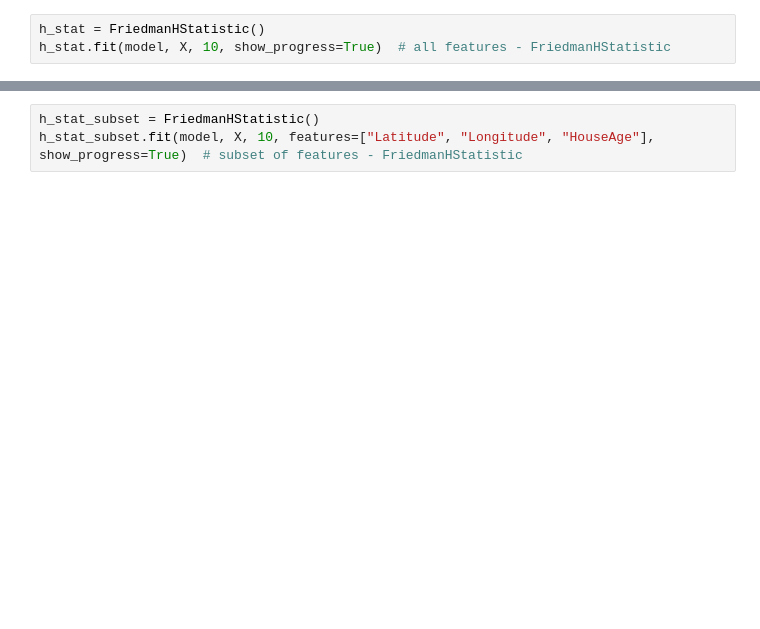
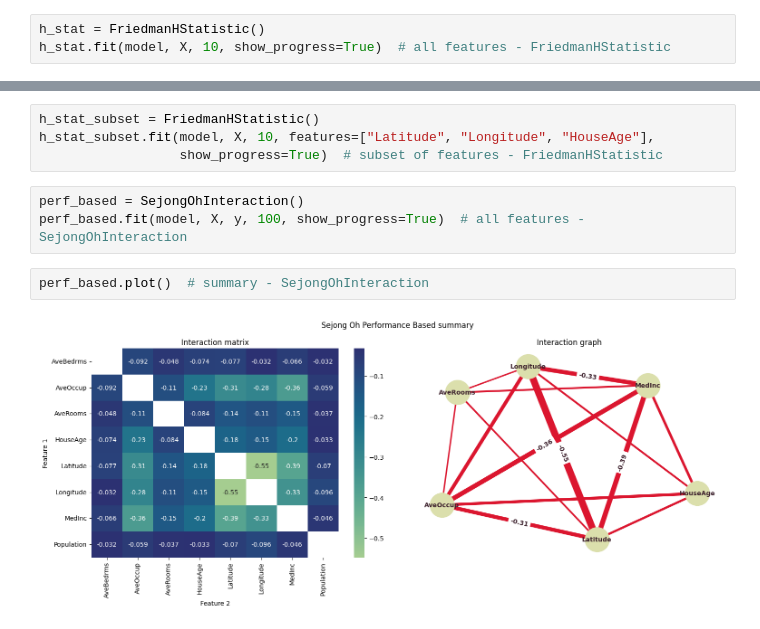
Before and after one commit to pyartemis/artemis, a Jupyter notebook: experiments/h_statistic_experiments.ipynb, the cells around one changed output, grey strips where cells are left out. Saved outputs shown, nothing was run; the diff lists cells and outputs as text; blank space fills up the shorter version.

```diff
--- a/experiments/h_statistic_experiments.ipynb
+++ b/experiments/h_statistic_experiments.ipynb
@@ -50,3 +52,11 @@ h_stat.plot(VisualisationType.HEATMAP)  # heatmap - FriedmanHStatistic
 # %%
 h_stat_subset = FriedmanHStatistic()
-h_stat_subset.fit(model, X, 10, features=["Latitude", "Longitude", "HouseAge"], show_progress=True)  # subset of features - FriedmanHStatistic
+h_stat_subset.fit(model, X, 10, features=["Latitude", "Longitude", "HouseAge"],
+                  show_progress=True)  # subset of features - FriedmanHStatistic
+# %%
+perf_based = SejongOhInteraction()
+perf_based.fit(model, X, y, 100, show_progress=True)  # all features - SejongOhInteraction
+# %%
+perf_based.plot()  # summary - SejongOhInteraction
+# %% [output]
+[figure, added]
```
Also changed, not shown: parts of 13 cells of this notebook, 10 other files.
